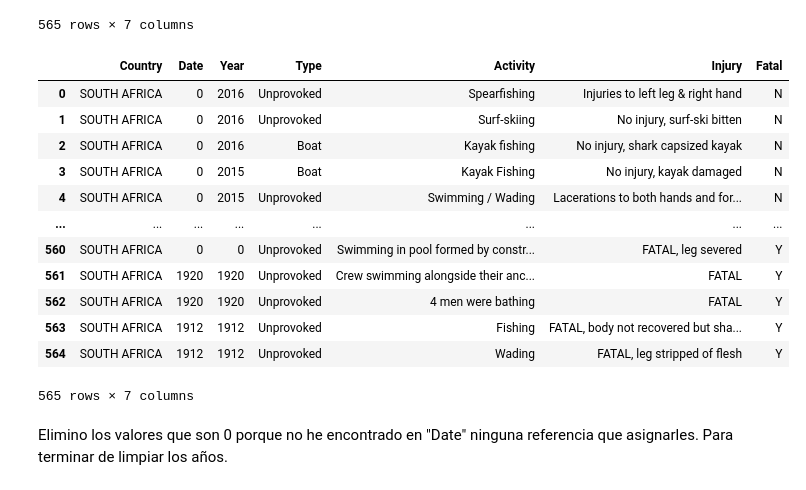
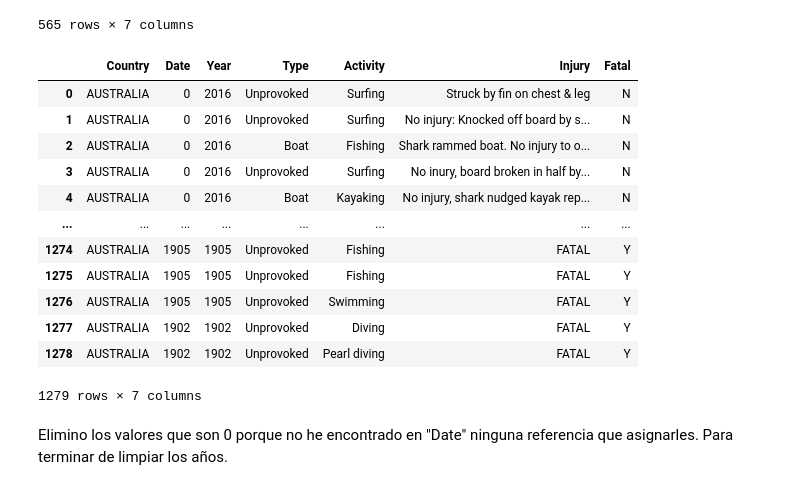
Before and after one commit to agalvezcorell/Project.1-Shark_aggressiveness, a Jupyter notebook: pandas-project.ipynb, the cells around one changed output. Saved outputs shown, nothing was run; the diff lists cells and outputs as text; code cells hidden in the pictures.

```diff
--- a/pandas-project.ipynb
+++ b/pandas-project.ipynb
@@ -103,21 +102,21 @@ display(sud)
 | 564 | SOUTH AFRICA | 1912 | 1912 | Unprovoked | Wading | FATAL, leg stripped of flesh | Y |
 565 rows × 7 columns
 # %%
-display(sud)
+display(aus)
 # %% [output]
 |  | Country | Date | Year | Type | Activity | Injury | Fatal |
-| 0 | SOUTH AFRICA | 0 | 2016 | Unprovoked | Spearfishing | Injuries to left leg & right hand | N |
-| 1 | SOUTH AFRICA | 0 | 2016 | Unprovoked | Surf-skiing | No injury, surf-ski bitten | N |
-| 2 | SOUTH AFRICA | 0 | 2016 | Boat | Kayak fishing | No injury, shark capsized kayak | N |
-| 3 | SOUTH AFRICA | 0 | 2015 | Boat | Kayak Fishing | No injury, kayak damaged | N |
-| 4 | SOUTH AFRICA | 0 | 2015 | Unprovoked | Swimming / Wading | Lacerations to both hands and for... | N |
+| 0 | AUSTRALIA | 0 | 2016 | Unprovoked | Surfing | Struck by fin on chest & leg | N |
+| 1 | AUSTRALIA | 0 | 2016 | Unprovoked | Surfing | No injury: Knocked off board by s... | N |
+| 2 | AUSTRALIA | 0 | 2016 | Boat | Fishing | Shark rammed boat. No injury to o... | N |
+| 3 | AUSTRALIA | 0 | 2016 | Unprovoked | Surfing | No inury, board broken in half by... | N |
+| 4 | AUSTRALIA | 0 | 2016 | Boat | Kayaking | No injury, shark nudged kayak rep... | N |
 | ... | ... | ... | ... | ... | ... | ... | ... |
-| 560 | SOUTH AFRICA | 0 | 0 | Unprovoked | Swimming in pool formed by constr... | FATAL, leg severed | Y |
-| 561 | SOUTH AFRICA | 1920 | 1920 | Unprovoked | Crew swimming alongside their anc... | FATAL | Y |
-| 562 | SOUTH AFRICA | 1920 | 1920 | Unprovoked | 4 men were bathing | FATAL | Y |
-| 563 | SOUTH AFRICA | 1912 | 1912 | Unprovoked | Fishing | FATAL, body not recovered but sha... | Y |
-| 564 | SOUTH AFRICA | 1912 | 1912 | Unprovoked | Wading | FATAL, leg stripped of flesh | Y |
+| 1274 | AUSTRALIA | 1905 | 1905 | Unprovoked | Fishing | FATAL | Y |
+| 1275 | AUSTRALIA | 1905 | 1905 | Unprovoked | Fishing | FATAL | Y |
+| 1276 | AUSTRALIA | 1905 | 1905 | Unprovoked | Swimming | FATAL | Y |
+| 1277 | AUSTRALIA | 1902 | 1902 | Unprovoked | Diving | FATAL | Y |
+| 1278 | AUSTRALIA | 1902 | 1902 | Unprovoked | Pearl diving | FATAL | Y |
-565 rows × 7 columns
+1279 rows × 7 columns
 # %% [markdown]
 Elimino los valores que son 0 porque no he encontrado en "Date" ninguna referencia que asignarles. Para terminar de limpiar los años.
 # %%
```
Also changed, not shown: parts of 12 cells of this notebook, 1 other file.
